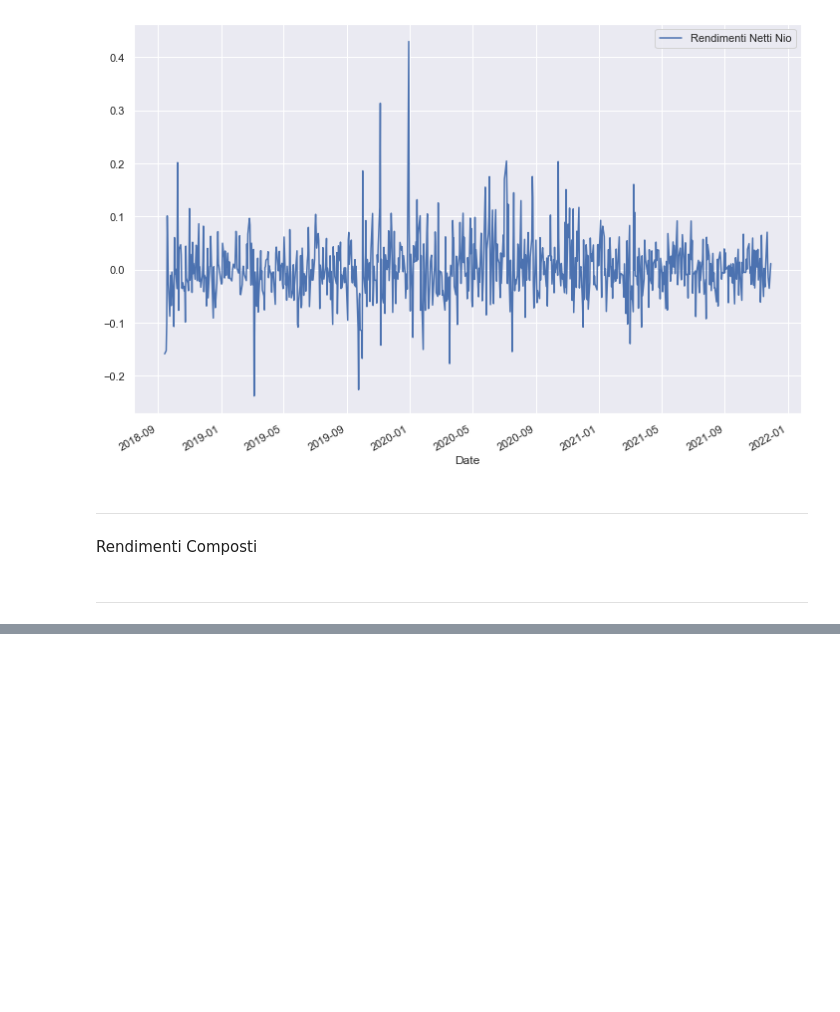
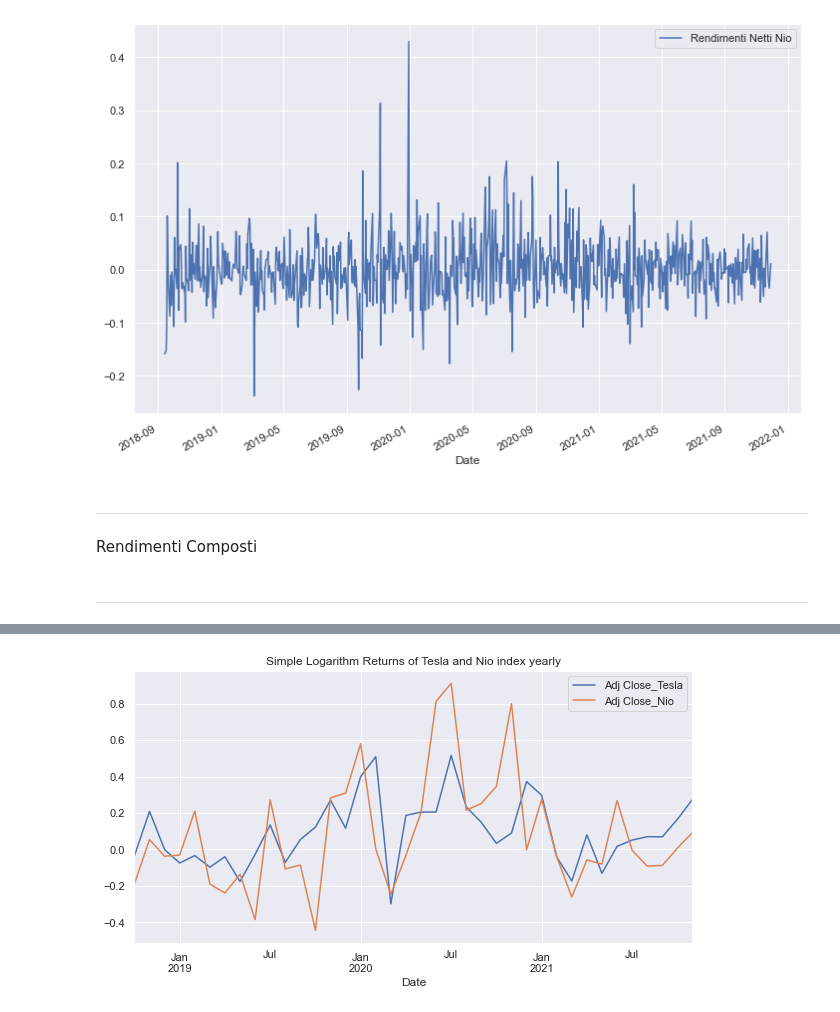
Before and after one commit to Simonotos/BusinessProject, a Jupyter notebook: BusinessProject.ipynb, the cells around one changed output, grey strips where cells are left out. Cells and saved outputs as stored; diff of their text form; code cells hidden in the pictures; blank space fills up the shorter version.

```diff
--- a/BusinessProject.ipynb
+++ b/BusinessProject.ipynb
@@ -430,0 +464,6 @@ ________________________________________________________________________________
+# %%
+nio_df = pd.read_csv('NIO.csv', header=0, index_col='Date', parse_dates=True)
+tesla_df = yf.download('TSLA', start='2018-09-13', end='2021-11-30')
+nio_tesla_df = nio_df.join(tesla_df, lsuffix='_Nio', rsuffix='_Tesla')
+nio_tesla_df = nio_tesla_df.groupby(pd.Grouper(freq='M')).mean()
+nio_tesla_df.head()
@@ -430,0 +479,5 @@ ________________________________________________________________________________
+# %%
+nio_tesla_df = nio_tesla_df[["Adj Close_Tesla", "Adj Close_Nio"]]
+nio_tesla_df_returns = nio_tesla_df.pct_change()
+nio_tesla_df_returns = nio_tesla_df_returns.dropna()
+nio_tesla_df_returns.head()
@@ -430,0 +492,4 @@ ________________________________________________________________________________
+# %%
+nio_tesla_df_returns.plot(grid=True, title = 'Simple Logarithm Returns of Tesla and Nio index yearly');
+# %% [output]
+[figure, added]
```
Also changed, not shown: parts of 23 cells of this notebook.
